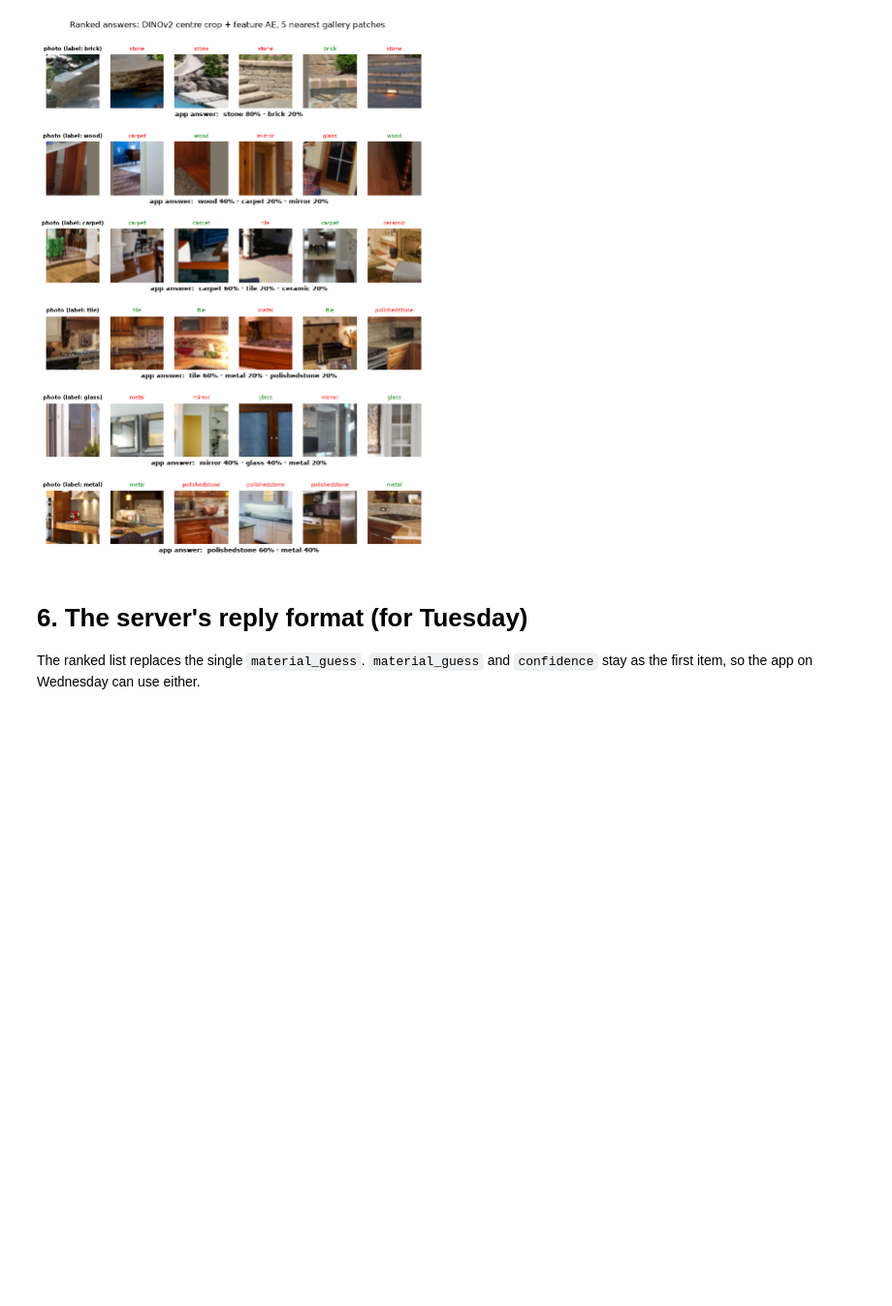
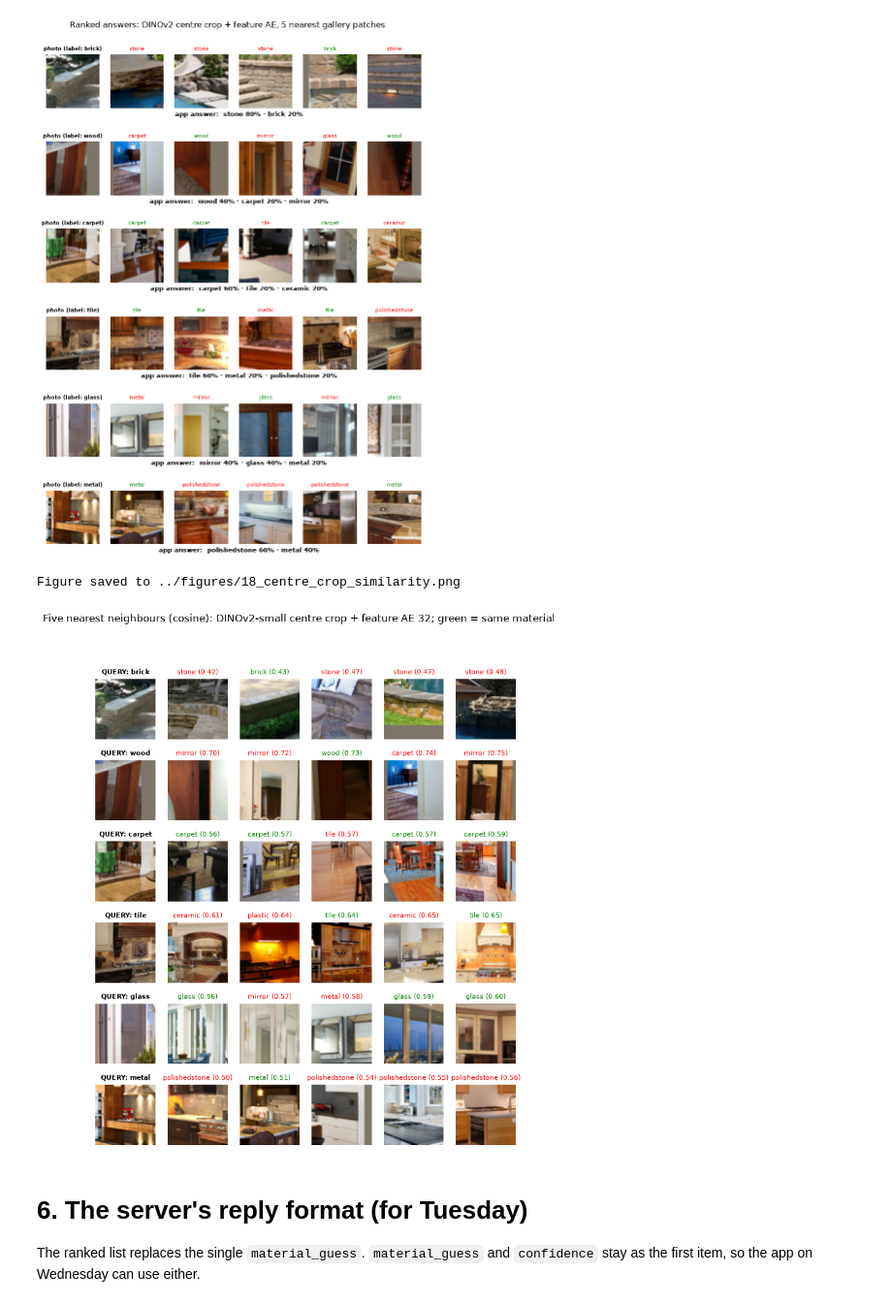
Before and after one commit to iaac-maai/hackathon-team7-MINC_2500_material_patches, a Jupyter notebook: 01_autoencoder/notebook/top_materials.ipynb, the cells around one changed output. Shown at 97% size. Cells and saved outputs as stored; diff of their text form; code cells hidden in the pictures; blank space fills up the shorter version.

```diff
--- a/01_autoencoder/notebook/top_materials.ipynb
+++ b/01_autoencoder/notebook/top_materials.ipynb
@@ -277,6 +277,26 @@ plt.show()
 # %% [output]
 Figure saved to ../figures/17_top_materials_examples.png
 [figure]
+# %%
+# Proof figure for the chosen model: 5 nearest of ALL training patches (as precision@5 is measured), cosine
+full_index = NearestNeighbors(n_neighbors=5).fit(Z_train)
+dist_f, nbr_f = full_index.kneighbors(Z_test[queries])
+fig, axes = plt.subplots(len(SHOW), 6, figsize=(9, 1.7 * len(SHOW)))
+for r, q in enumerate(queries):
+    axes[r, 0].imshow(img64["test"][q]); axes[r, 0].set_title(f"QUERY: {BUILDING[y_test[q]]}", fontsize=8, fontweight="bold")
+    for c in range(5):
+        i = nbr_f[r, c]
+        axes[r, c + 1].imshow(img64["train"][i])
+        axes[r, c + 1].set_title(f"{BUILDING[y_train[i]]} ({dist_f[r, c]:.2f})", fontsize=8,
+                                 color="green" if y_train[i] == y_test[q] else "red")
+    for a in axes[r]:
+        a.axis("off")
+plt.suptitle("Five nearest neighbours (cosine): DINOv2-small centre crop + feature AE 32; green = same material")
+save_fig("18_centre_crop_similarity")
+plt.show()
+# %% [output]
+Figure saved to ../figures/18_centre_crop_similarity.png
+[figure, added]
 # %% [markdown]
 # 6. The server's reply format (for Tuesday)
 
```
Also changed, not shown: 36 other files.
